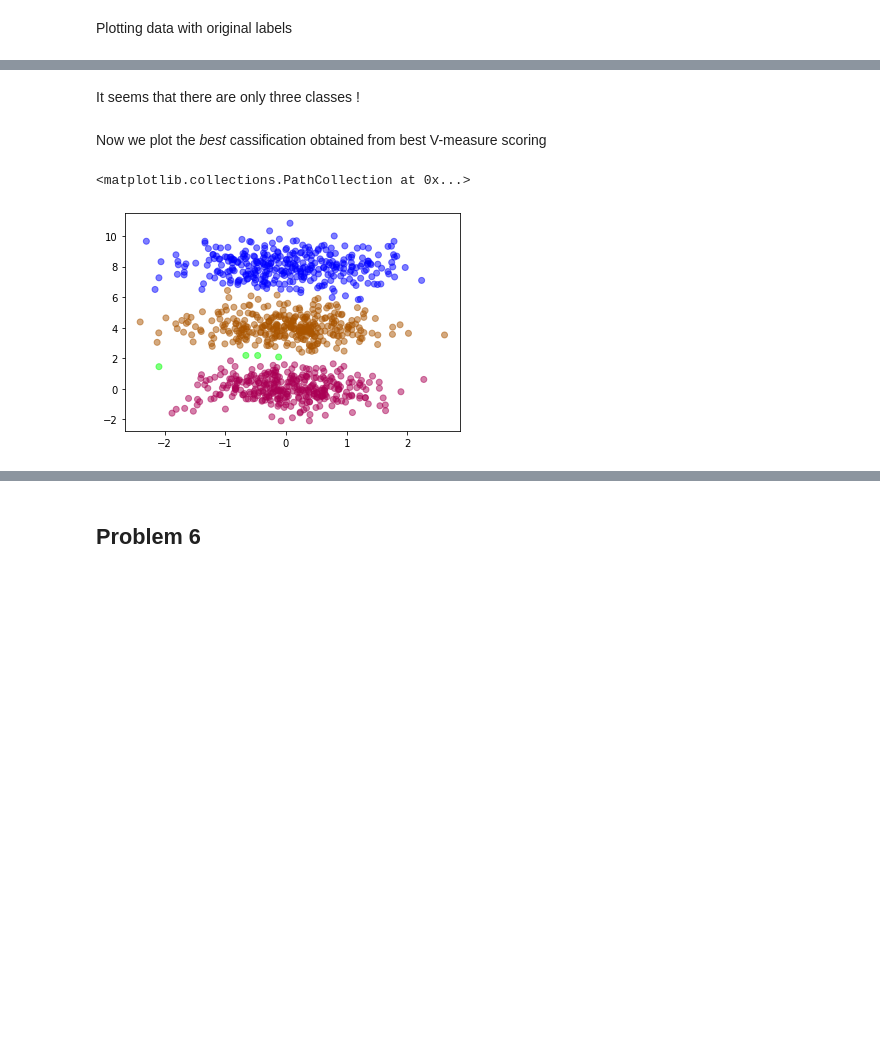
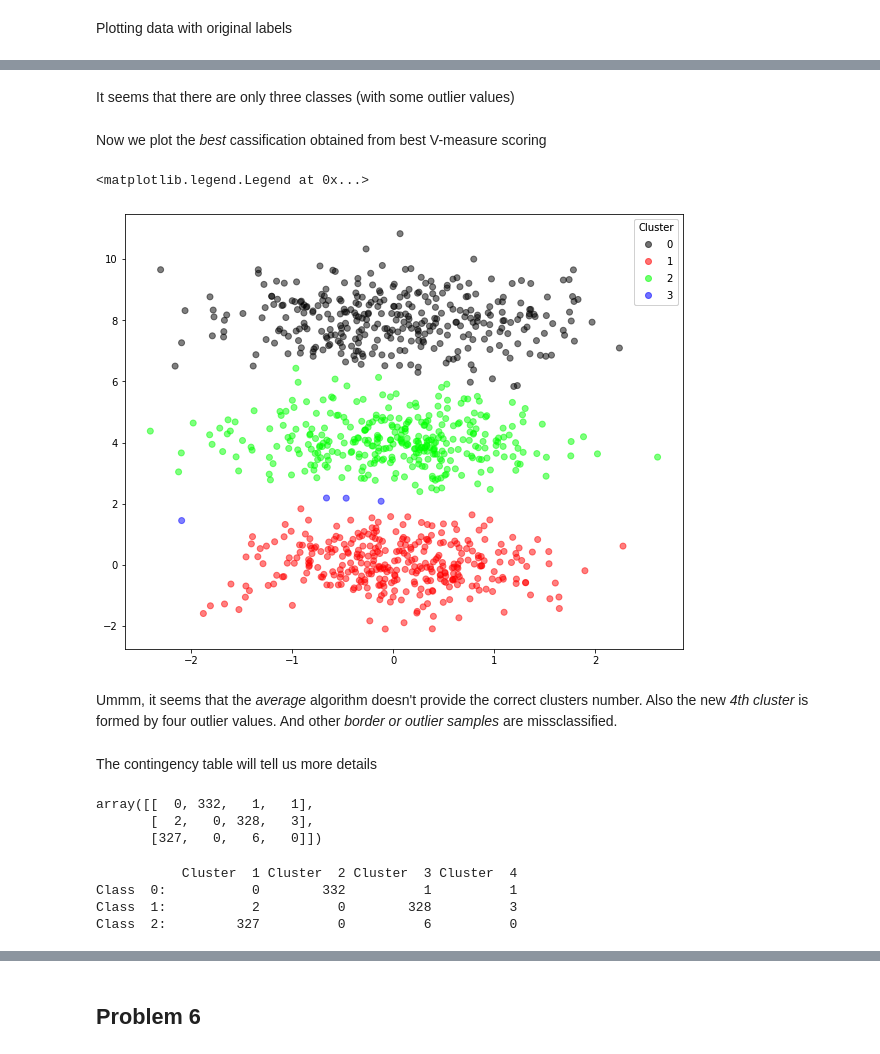
Before and after one commit to llublad/MUSI-AA, a Jupyter notebook: musi-aa-modulo2/handout_4/BERNAT_LADARIA_LLUIS_Handout_4.ipynb, the cells around one changed output, grey strips where cells are left out. Saved outputs shown, nothing was run; the diff lists cells and outputs as text; code cells hidden in the pictures; blank space fills up the shorter version.

```diff
--- a/musi-aa-modulo2/handout_4/BERNAT_LADARIA_LLUIS_Handout_4.ipynb
+++ b/musi-aa-modulo2/handout_4/BERNAT_LADARIA_LLUIS_Handout_4.ipynb
@@ -144,9 +172,27 @@ plt.scatter(x=X[:,0], y=X[:,1], c=y, alpha=0.5, cmap='brg', vmax=plot_vmax)
 # %% [markdown]
-It seems that there are only three classes !
+It seems that there are only three classes (with some outlier values)
 # %% [markdown]
 Now we plot the *best* cassification obtained from best V-measure scoring
-# %%
-plt.scatter(x=X[:,0], y=X[:,1], c=y_best_model_labels, alpha=0.5, cmap='brg', vmax=plot_vmax)
-# %% [output]
-<matplotlib.collections.PathCollection at 0x...>
-[figure, removed]
+# %%
+_, ax = plt.subplots(figsize=(10,8))
+
+scatter = ax.scatter(x=X[:,0], y=X[:,1], c=y_best_v_measure_model_labels, alpha=0.5, cmap=paleta, vmin=plot_vmin, vmax=plot_vmax)
+my_legend = ax.legend(*scatter.legend_elements(),
+                      loc="upper right", title="Cluster")
+ax.add_artist(my_legend)
+# %% [output]
+<matplotlib.legend.Legend at 0x...>
+[figure, added]
+# %% [markdown]
+Ummm, it seems that the *average* algorithm doesn't provide the correct clusters number.
+Also the new *4th cluster* is formed by four outlier values.
+And other *border or outlier samples* are missclassified.
+# %% [markdown]
+The contingency table will tell us more details
+# %%
+best_v_measure_model_contingency_matrix = contingency_matrix(labels_true=y, labels_pred=y_best_v_measure_model_labels)
+best_v_measure_model_contingency_matrix
+# %% [output]
+array([[  0, 332,   1,   1],
+       [  2,   0, 328,   3],
+       [327,   0,   6,   0]])
@@ -152,0 +208,7 @@ plt.scatter(x=X[:,0], y=X[:,1], c=y_best_model_labels, alpha=0.5, cmap='brg', vm
+# %%
+pretty_print_cm(best_v_measure_model_contingency_matrix, y_classes)
+# %% [output]
+           Cluster  1 Cluster  2 Cluster  3 Cluster  4
+Class  0:           0        332          1          1
+Class  1:           2          0        328          3
+Class  2:         327          0          6          0
```
Also changed, not shown: parts of 43 cells of this notebook.
